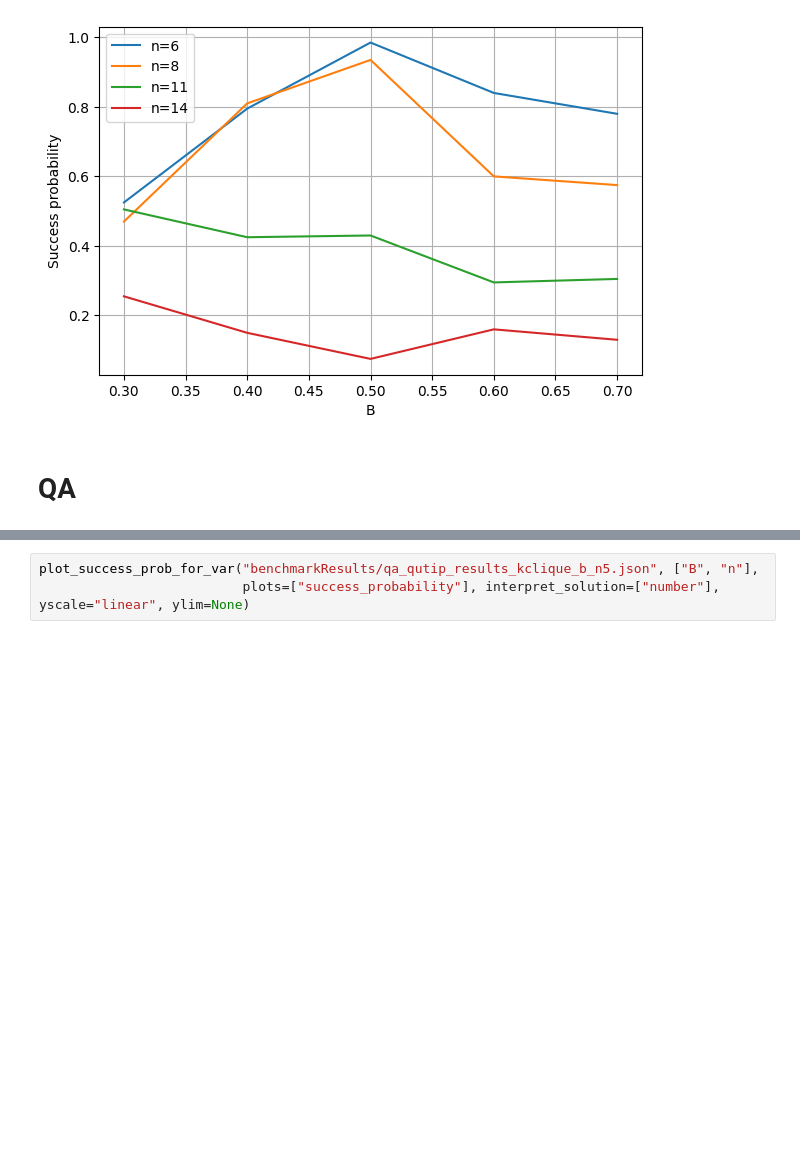
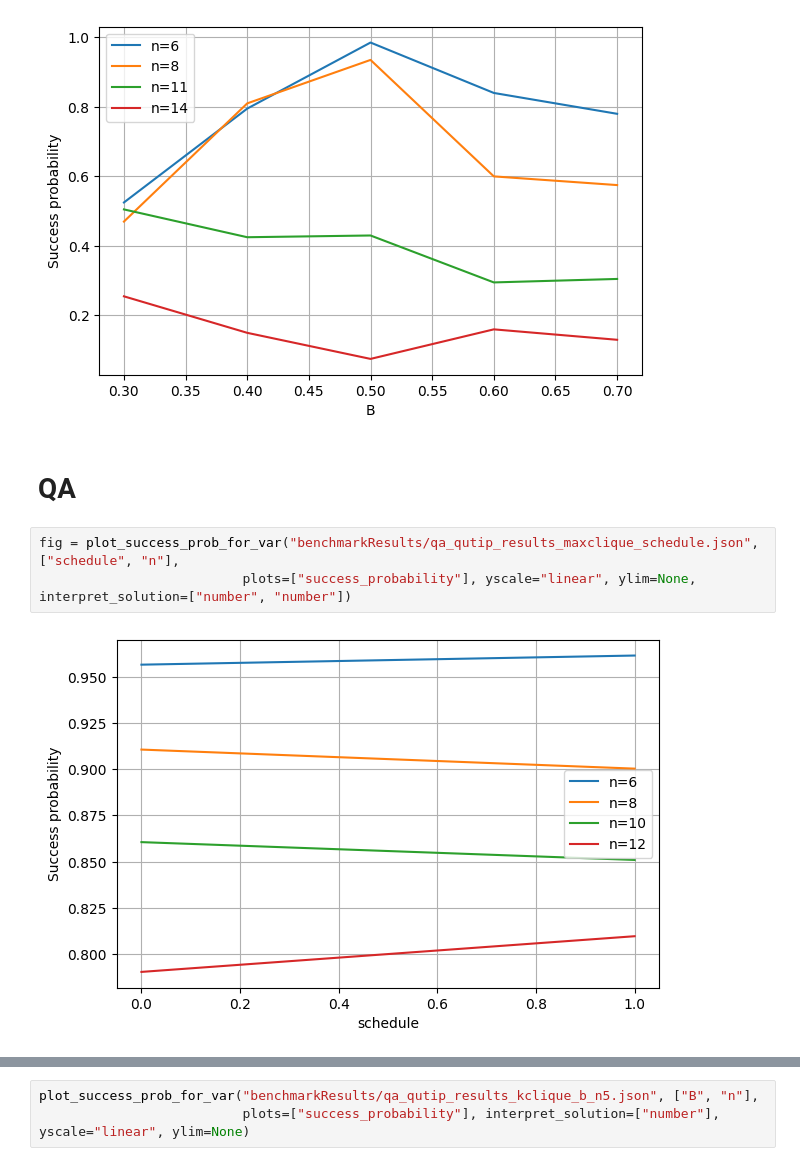
Before and after one commit to AlenLeban/KvantneKlike, a Jupyter notebook: visualize.ipynb, the cells around one changed output, grey strips where cells are left out. Drawn from its saved outputs; the diff is of its cells as text; blank space fills up the shorter version.

```diff
--- a/visualize.ipynb
+++ b/visualize.ipynb
@@ -356,6 +356,11 @@ plot_success_prob_for_var("benchmarkResults/qaoa_results_maxclique_n_b2.json", [
 [figure]
 # %% [markdown]
 # QA
+# %%
+fig = plot_success_prob_for_var("benchmarkResults/qa_qutip_results_maxclique_schedule.json", ["schedule", "n"],
+                          plots=["success_probability"], yscale="linear", ylim=None, interpret_solution=["number", "number"])
+# %% [output]
+[figure, added]
 # %%
 fig = plot_success_prob_for_var("benchmarkResults/qa_qutip_results_kclique_n3.json", ["n"],
                           plots=["success_probability"], yscale="linear", ylim=None, plot_labels=["QA KC"], colors=["tab:blue"], interpret_solution=["number"])
```
Also changed, not shown: parts of 2 cells of this notebook, 7 other files.
